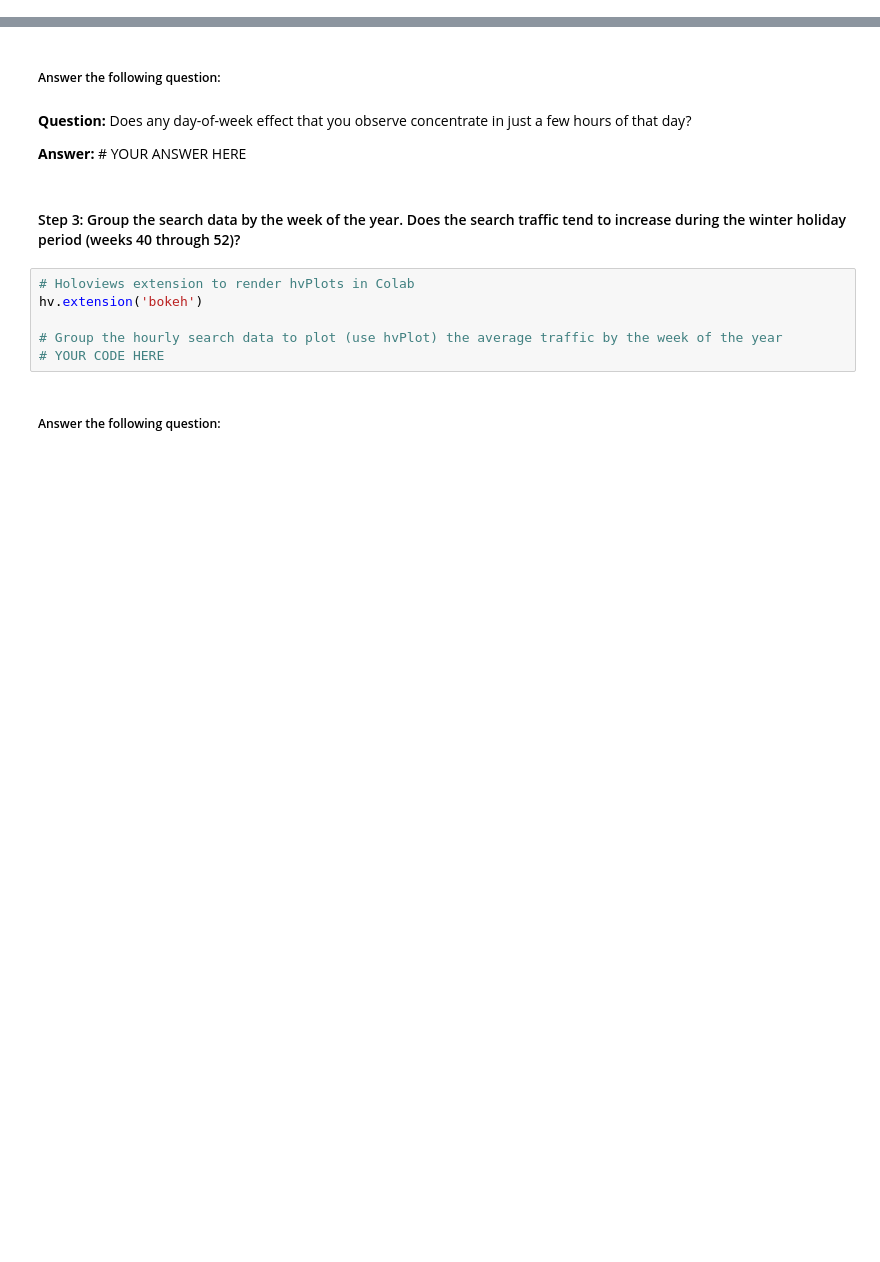
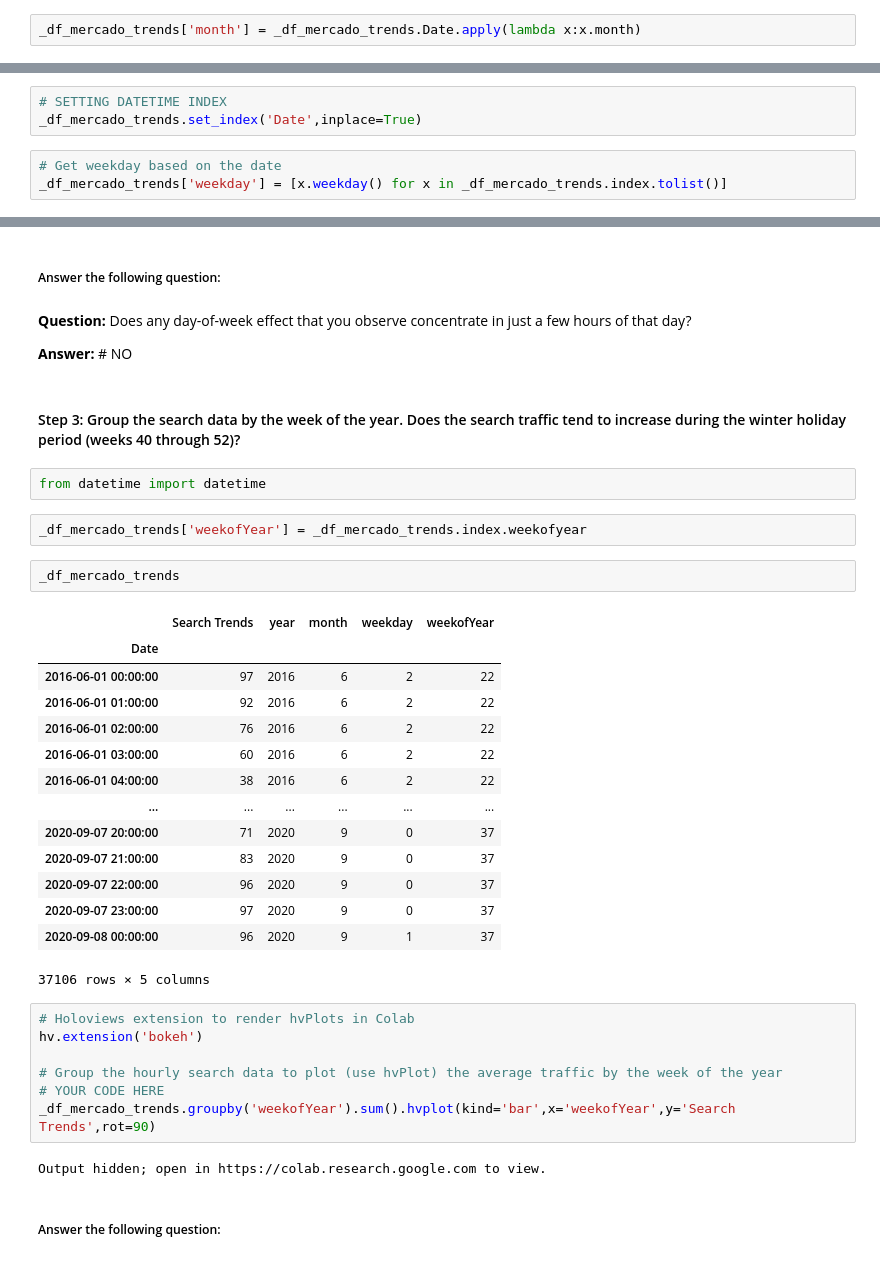
Before and after one commit to saint-lux/Module-11, a Jupyter notebook: forecasting_net_prophet.ipynb, the cells around one changed output, grey strips where cells are left out. Drawn from its saved outputs; the diff is of its cells as text; blank space fills up the shorter version.

```diff
--- a/forecasting_net_prophet.ipynb
+++ b/forecasting_net_prophet.ipynb
@@ -189,3 +221,5 @@ traffic_may_2020 = # YOUR CODE HERE
+# %%
+_df_mercado_trends['month'] = _df_mercado_trends.Date.apply(lambda x:x.month)
 # %%
 # Calcluate the monhtly median search traffic across all months
 # Group the DataFrame by index year and then index month, chain the sum and then the median functions
@@ -216,6 +256,12 @@ To that end, you want to mine the search traffic data for predictable seasonal p
 3. Group the search data by the week of the year. Does the search traffic tend to increase during the winter holiday period (weeks 40 through 52)?
 # %% [markdown]
 #### Step 1: Group the hourly search data to plot the average traffic by the day of the week (for example, Monday vs. Friday).
+# %%
+# SETTING DATETIME INDEX
+_df_mercado_trends.set_index('Date',inplace=True)
+# %%
+# Get weekday based on the date
+_df_mercado_trends['weekday'] = [x.weekday() for x in _df_mercado_trends.index.tolist()]
 # %%
 # Holoviews extension to render hvPlots in Colab
 hv.extension('bokeh')
@@ -235,15 +289,39 @@ hv.extension('bokeh')
 # %% [markdown]
 **Question:** Does any day-of-week effect that you observe concentrate in just a few hours of that day?
 
-**Answer:** # YOUR ANSWER HERE
+**Answer:** # NO
 # %% [markdown]
 #### Step 3: Group the search data by the week of the year. Does the search traffic tend to increase during the winter holiday period (weeks 40 through 52)?
+# %%
+from datetime import datetime
+# %%
+_df_mercado_trends['weekofYear'] = _df_mercado_trends.index.weekofyear
+# %%
+_df_mercado_trends
+# %% [output]
+|  | Search Trends | year | month | weekday | weekofYear |
+| Date |  |  |  |  |  |
+| 2016-06-01 00:00:00 | 97 | 2016 | 6 | 2 | 22 |
+| 2016-06-01 01:00:00 | 92 | 2016 | 6 | 2 | 22 |
+| 2016-06-01 02:00:00 | 76 | 2016 | 6 | 2 | 22 |
+| 2016-06-01 03:00:00 | 60 | 2016 | 6 | 2 | 22 |
+| 2016-06-01 04:00:00 | 38 | 2016 | 6 | 2 | 22 |
+| ... | ... | ... | ... | ... | ... |
+| 2020-09-07 20:00:00 | 71 | 2020 | 9 | 0 | 37 |
+| 2020-09-07 21:00:00 | 83 | 2020 | 9 | 0 | 37 |
+| 2020-09-07 22:00:00 | 96 | 2020 | 9 | 0 | 37 |
+| 2020-09-07 23:00:00 | 97 | 2020 | 9 | 0 | 37 |
+| 2020-09-08 00:00:00 | 96 | 2020 | 9 | 1 | 37 |
+37106 rows × 5 columns
 # %%
 # Holoviews extension to render hvPlots in Colab
 hv.extension('bokeh')
 
 # Group the hourly search data to plot (use hvPlot) the average traffic by the week of the year
 # YOUR CODE HERE
+_df_mercado_trends.groupby('weekofYear').sum().hvplot(kind='bar',x='weekofYear',y='Search Trends',rot=90)
+# %% [output]
+Output hidden; open in https://colab.research.google.com to view.
 # %% [markdown]
 ##### Answer the following question:
 # %% [markdown]
```
Also changed, not shown: parts of 55 cells of this notebook, 2 other files.
